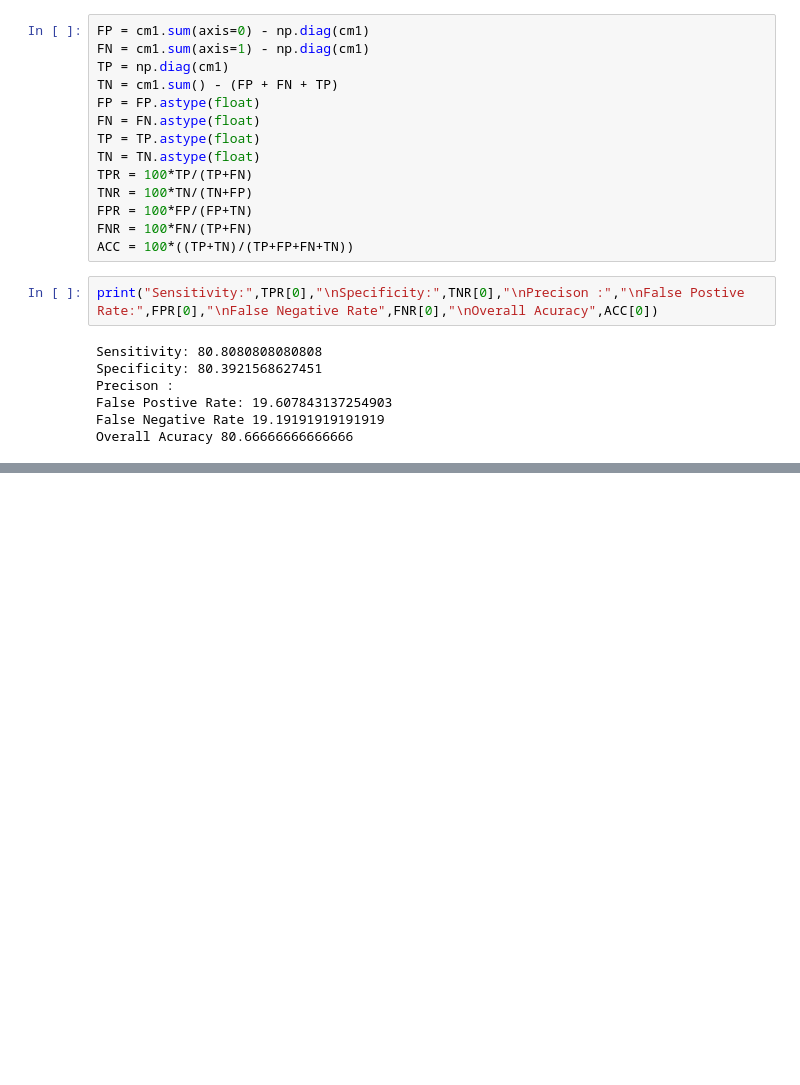
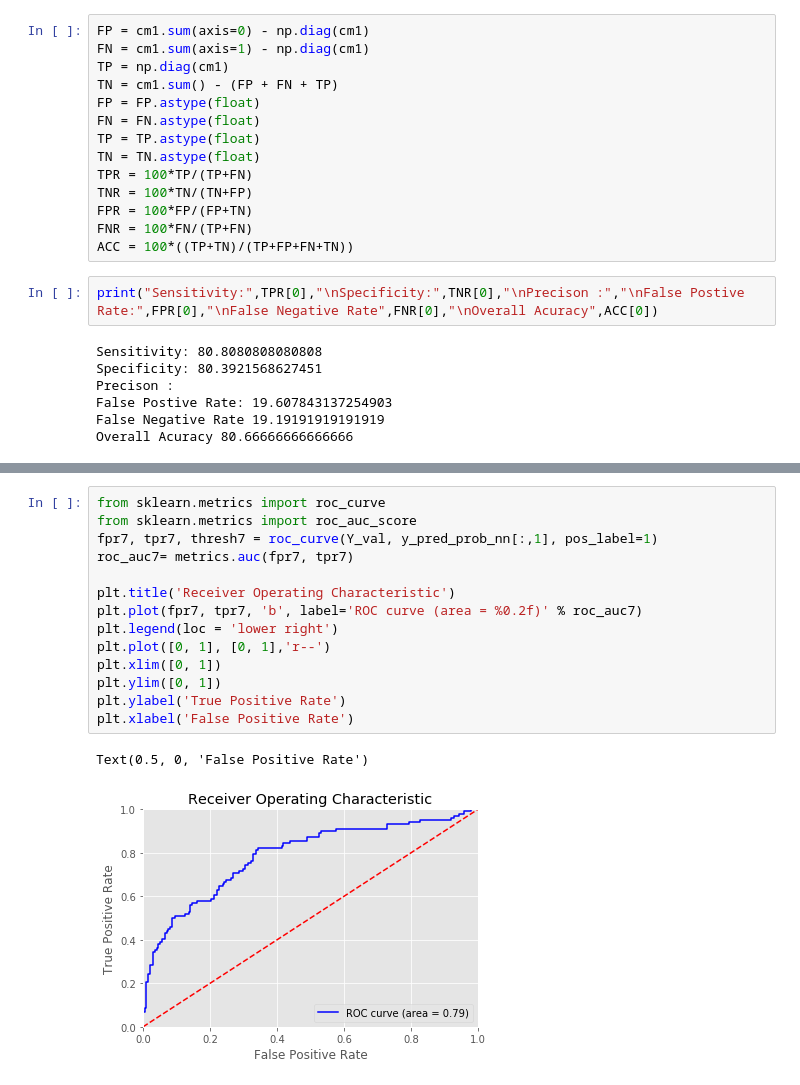
Before and after one commit to shikha34/Credit_Card_Default_Prediction_Model, a Jupyter notebook: CreditCard_Default_EnsembleLearning.ipynb, the cells around one changed output, grey strips where cells are left out. Cells and saved outputs as stored; diff of their text form; blank space fills up the shorter version.

```diff
--- a/CreditCard_Default_EnsembleLearning.ipynb
+++ b/CreditCard_Default_EnsembleLearning.ipynb
@@ -1576,0 +1755,17 @@ Overall Acuracy 80.66666666666666
+# %%
+from sklearn.metrics import roc_curve
+from sklearn.metrics import roc_auc_score
+fpr7, tpr7, thresh7 = roc_curve(Y_val, y_pred_prob_nn[:,1], pos_label=1)
+roc_auc7= metrics.auc(fpr7, tpr7)
+
+plt.title('Receiver Operating Characteristic')
+plt.plot(fpr7, tpr7, 'b', label='ROC curve (area = %0.2f)' % roc_auc7)
+plt.legend(loc = 'lower right')
+plt.plot([0, 1], [0, 1],'r--')
+plt.xlim([0, 1])
+plt.ylim([0, 1])
+plt.ylabel('True Positive Rate')
+plt.xlabel('False Positive Rate')
+# %% [output]
+Text(0.5, 0, 'False Positive Rate')
+[figure, added]
```
Also changed, not shown: parts of 48 cells of this notebook.
